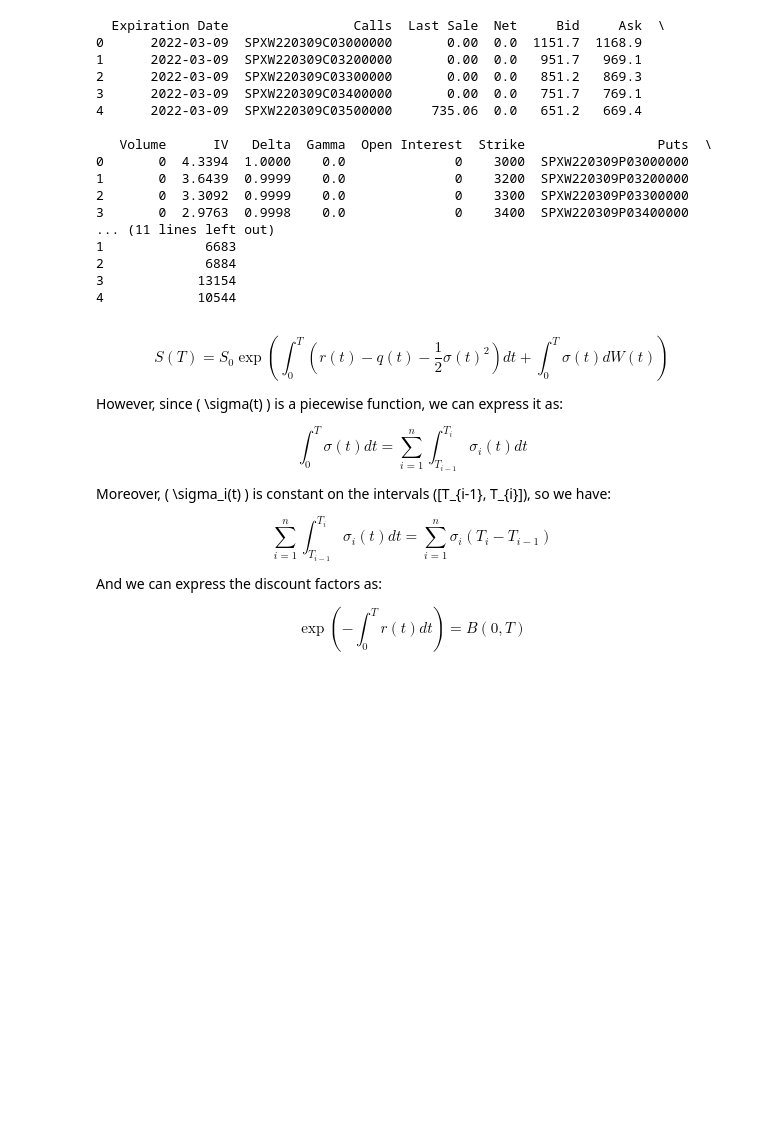
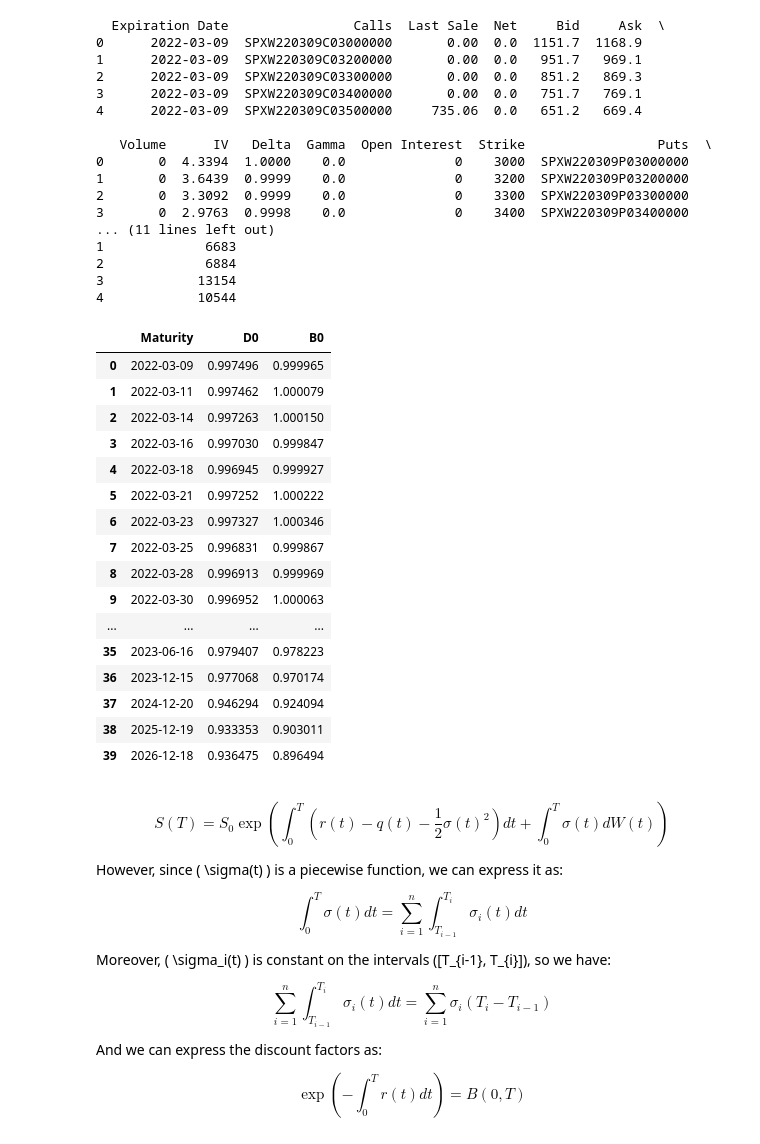
Before and after one commit to Maxlmns/Derivatives-and-security-pricing, a Jupyter notebook: main.ipynb, the cells around one changed output. Drawn from its saved outputs; the diff is of its cells as text; code cells hidden in the pictures; blank space fills up the shorter version.

```diff
--- a/main.ipynb
+++ b/main.ipynb
@@ -38,40 +38,58 @@ S0 = 4170.7002
 
 # List of unique maturities
 maturities = df["Expiration Date"].unique()
 
 # Define model function as call put indentity
 def model(x,*args):
     S0,df_mat = args
-    call_put_identity = df_mat["Mid"] - df_mat["Mid.1"] - x[0] * S0 + x[1] * df_mat["Strike"]
+    call_put_identity = df_mat["Mid"] - df_mat["Mid.1"] - (x[0] * S0 - x[1] * df_mat["Strike"])
     return call_put_identity.values
 
 # Define squared deviation function
 def squared_deviation(x,*args):
     call_put_indentities = model(x,*args)
     return np.sum((call_put_indentities- np.mean(call_put_indentities))**2)
 
-B0 = [0]
-D0 = [0]
+B0 = [0.9]
+D0 = [0.9]
 for maturity in maturities:
     #Ensure that we have positive zero coupon bond prices and dividend discount factors
     df_mat = df[df["Expiration Date"] == maturity]
     cons = [
-        # Ensure that we have positive zero coupon bond prices and dividend discount factors
-        {'type': 'ineq', 'fun': lambda x:  x[0] },
-        {'type': 'ineq', 'fun': lambda x:  x[1] },
+
 
         # Add constraint to ensure that the sum of the call put identities is close to 0, necessary for the optimization to converge
         {'type': 'eq', 'fun': lambda x:  np.sum(model(x,S0,df_mat)) }
     ]
 
 
     # Minimize squared deviation
-    m = minimize(squared_deviation,[D0[-1],B0[-1]],args=(S0,df_mat),constraints=cons,method='SLSQP')
+    m = minimize(squared_deviation,[D0[-1],B0[-1]],args=(S0,df_mat),constraints=cons)
 
     D0.append(m.x[0])
     B0.append(m.x[1])
 
 term_structure = pd.DataFrame({"Maturity":maturities,"D0":D0[1:],"B0":B0[1:]})
+
+term_structure
+# %% [output]
+|  | Maturity | D0 | B0 |
+| 0 | 2022-03-09 | 0.997496 | 0.999965 |
+| 1 | 2022-03-11 | 0.997462 | 1.000079 |
+| 2 | 2022-03-14 | 0.997263 | 1.000150 |
+| 3 | 2022-03-16 | 0.997030 | 0.999847 |
+| 4 | 2022-03-18 | 0.996945 | 0.999927 |
+| 5 | 2022-03-21 | 0.997252 | 1.000222 |
+| 6 | 2022-03-23 | 0.997327 | 1.000346 |
+| 7 | 2022-03-25 | 0.996831 | 0.999867 |
+| 8 | 2022-03-28 | 0.996913 | 0.999969 |
+| 9 | 2022-03-30 | 0.996952 | 1.000063 |
+| ... | ... | ... | ... |
+| 35 | 2023-06-16 | 0.979407 | 0.978223 |
+| 36 | 2023-12-15 | 0.977068 | 0.970174 |
+| 37 | 2024-12-20 | 0.946294 | 0.924094 |
+| 38 | 2025-12-19 | 0.933353 | 0.903011 |
+| 39 | 2026-12-18 | 0.936475 | 0.896494 |
 # %%
 term_structure["Forward Prices"] = S0 * term_structure["D0"] / term_structure["B0"]
 # %% [markdown]
```
Also changed, not shown: parts of 5 cells of this notebook.
